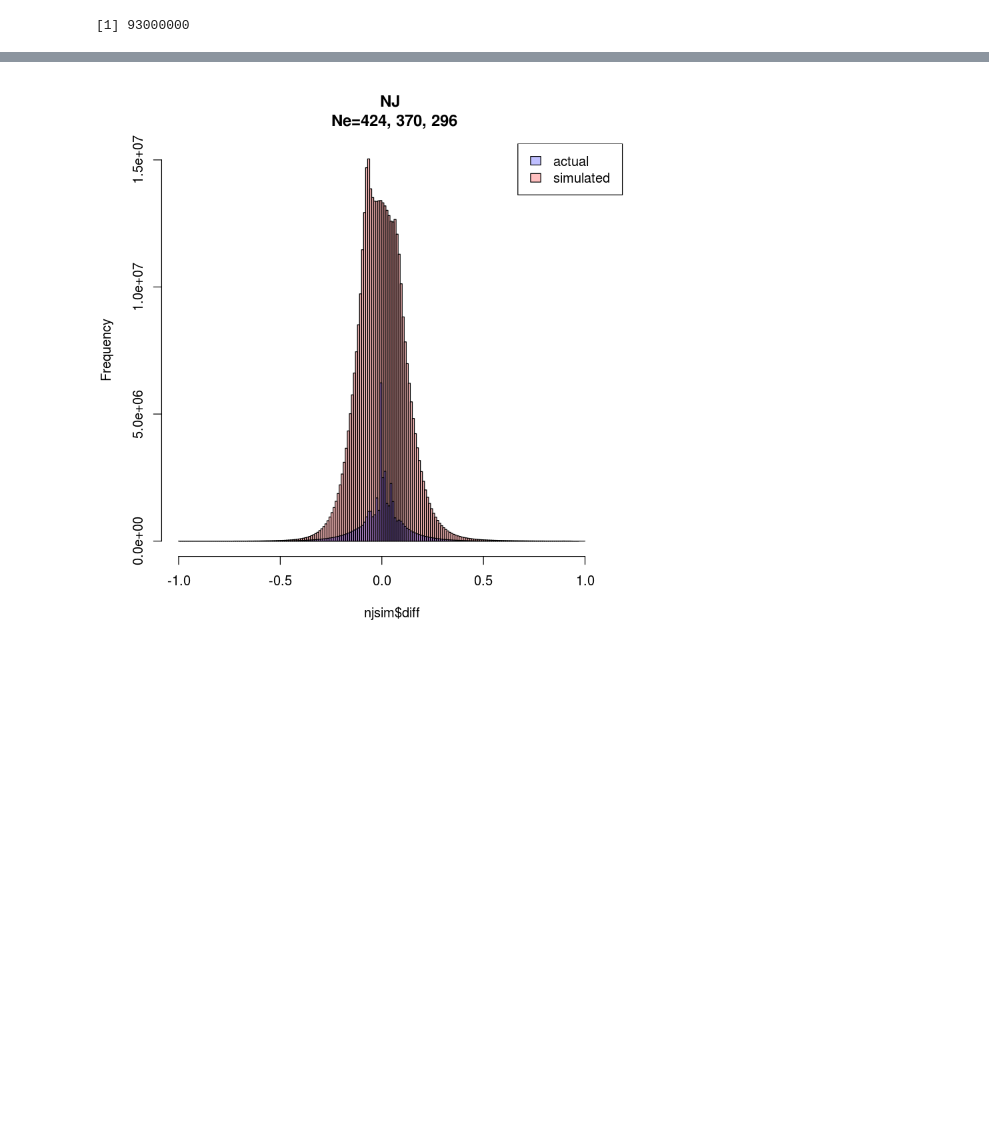
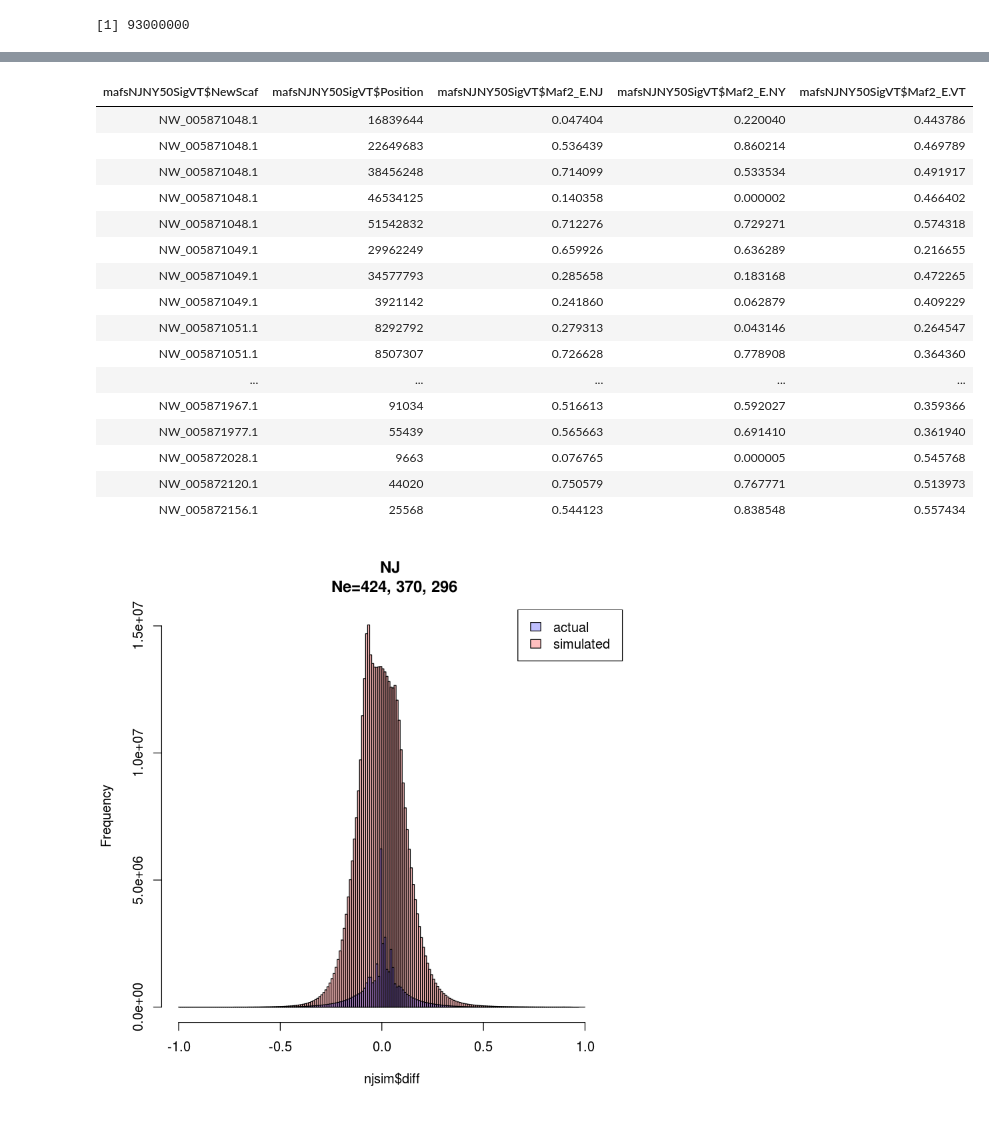
Before and after one commit to sagw/WNS_WGS, a Jupyter notebook: Notebooks/Angsd_all_SNP_graphs.ipynb, the cells around one changed output, grey strips where cells are left out. Drawn from its saved outputs; the diff is of its cells as text; code cells hidden in the pictures; blank space fills up the shorter version.

```diff
--- a/Notebooks/Angsd_all_SNP_graphs.ipynb
+++ b/Notebooks/Angsd_all_SNP_graphs.ipynb
@@ -342,0 +343,3 @@ NROW(njsim)
+# %%
+mafsNJNY=read.csv("~/WGS/SNPS/All_mylu/snps/njnyeu50.csv", header=T, row.names=1)
+comPvaluesChrNJNY50sig=read.csv("~/WGS/SNPS/All_mylu/snps/NJNY50_sigCompvaluesNe424_296.csv", row.names=1)
@@ -342,0 +358,8 @@ NROW(njsim)
+# %%
+mafsNJNY50Sig=merge(mafsNJNY, comPvaluesChrNJNY50sig, by=c("Scaffold", "Position", "Major", "Minor"))
+# %%
+vteusnpsAll$V1=NULL
+vteusnpsAll$Major.x=NULL
+vteusnpsAll$Major.y=NULL
+vteusnpsAll$Minor.x=NULL
+vteusnpsAll$Minor.y=NULL
@@ -342,0 +387,2 @@ NROW(njsim)
+# %%
+mafsNJNY50SigVT=merge(mafsNJNY50Sig, vteusnpsAll, by=c("Scaffold", "Position"))
@@ -343,3 +398,23 @@ NROW(njsim)
+# %%
+(cbind.data.frame(mafsNJNY50SigVT$NewScaf, mafsNJNY50SigVT$Position, mafsNJNY50SigVT$Maf2_E.NJ, mafsNJNY50SigVT$Maf2_E.NY, mafsNJNY50SigVT$Maf2_E.VT))
+# %% [output]
+| mafsNJNY50SigVT$NewScaf | mafsNJNY50SigVT$Position | mafsNJNY50SigVT$Maf2_E.NJ | mafsNJNY50SigVT$Maf2_E.NY | mafsNJNY50SigVT$Maf2_E.VT |
+| NW_005871048.1 | 16839644 | 0.047404 | 0.220040 | 0.443786 |
+| NW_005871048.1 | 22649683 | 0.536439 | 0.860214 | 0.469789 |
+| NW_005871048.1 | 38456248 | 0.714099 | 0.533534 | 0.491917 |
+| NW_005871048.1 | 46534125 | 0.140358 | 0.000002 | 0.466402 |
+| NW_005871048.1 | 51542832 | 0.712276 | 0.729271 | 0.574318 |
+| NW_005871049.1 | 29962249 | 0.659926 | 0.636289 | 0.216655 |
+| NW_005871049.1 | 34577793 | 0.285658 | 0.183168 | 0.472265 |
+| NW_005871049.1 | 3921142 | 0.241860 | 0.062879 | 0.409229 |
+| NW_005871051.1 | 8292792 | 0.279313 | 0.043146 | 0.264547 |
+| NW_005871051.1 | 8507307 | 0.726628 | 0.778908 | 0.364360 |
+| ... | ... | ... | ... | ... |
+| NW_005871967.1 | 91034 | 0.516613 | 0.592027 | 0.359366 |
+| NW_005871977.1 | 55439 | 0.565663 | 0.691410 | 0.361940 |
+| NW_005872028.1 | 9663 | 0.076765 | 0.000005 | 0.545768 |
+| NW_005872120.1 | 44020 | 0.750579 | 0.767771 | 0.513973 |
+| NW_005872156.1 | 25568 | 0.544123 | 0.838548 | 0.557434 |
 # %%
 a=hist(njeusnpsAll$diff, plot=F, breaks=200)
 s=hist(njsim$diff, plot=F, breaks=200)
```
Also changed, not shown: parts of 11 cells of this notebook, 11 other files.
